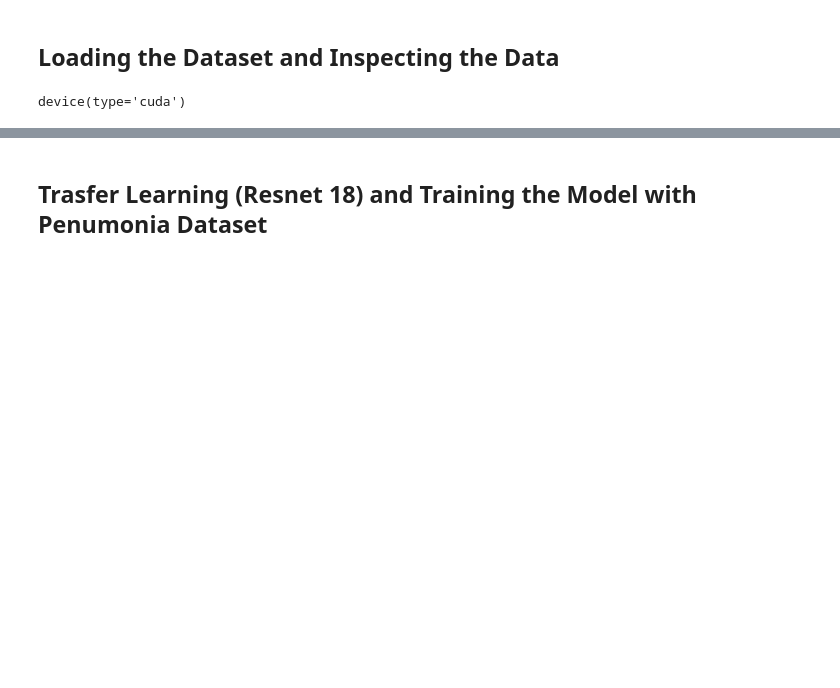
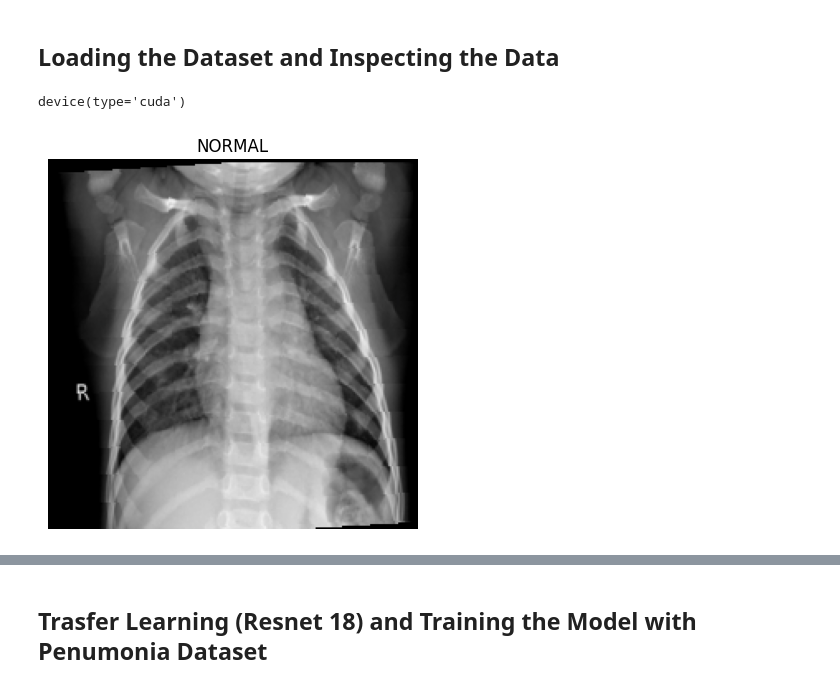
Before and after one commit to ShrDar/Pneumonia-Classifier-CNN, a Jupyter notebook: backend/notebooks/model_train.ipynb, the cells around one changed output, grey strips where cells are left out. Saved outputs shown, nothing was run; the diff lists cells and outputs as text; code cells hidden in the pictures; blank space fills up the shorter version.

```diff
--- a/backend/notebooks/model_train.ipynb
+++ b/backend/notebooks/model_train.ipynb
@@ -79,0 +90,17 @@ test_dataset = PneumoniaDataset("/content/data/data/test", transform)
+# %%
+img, label = train_dataset[0]
+img = img.permute(1, 2, 0).numpy()
+
+mean = []
+mean = [0.485, 0.456, 0.406]
+std = [0.229, 0.224, 0.225]
+
+img = img * std + mean
+img = img.clip(0, 1)
+
+plt.imshow(img)
+plt.title("NORMAL" if label == 0 else "PNEUMONIA")
+plt.axis("off")
+plt.show()
+# %% [output]
+[figure, added]
```
Also changed, not shown: parts of 15 cells of this notebook.
